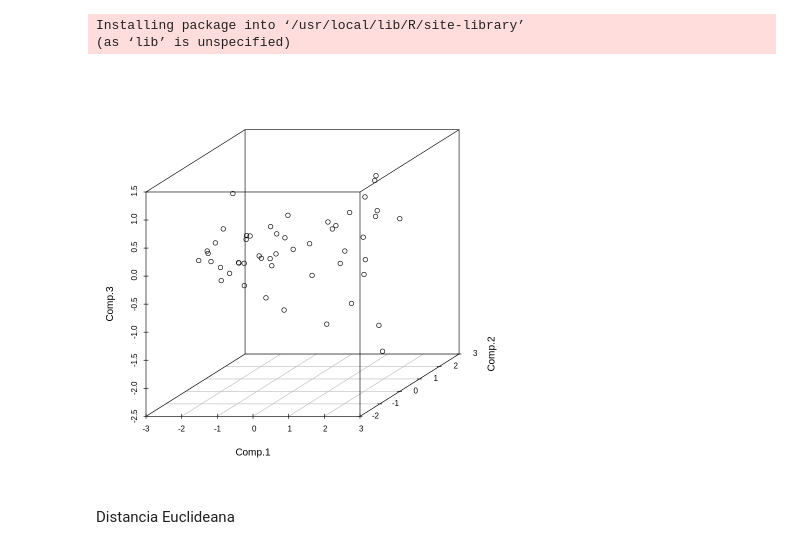
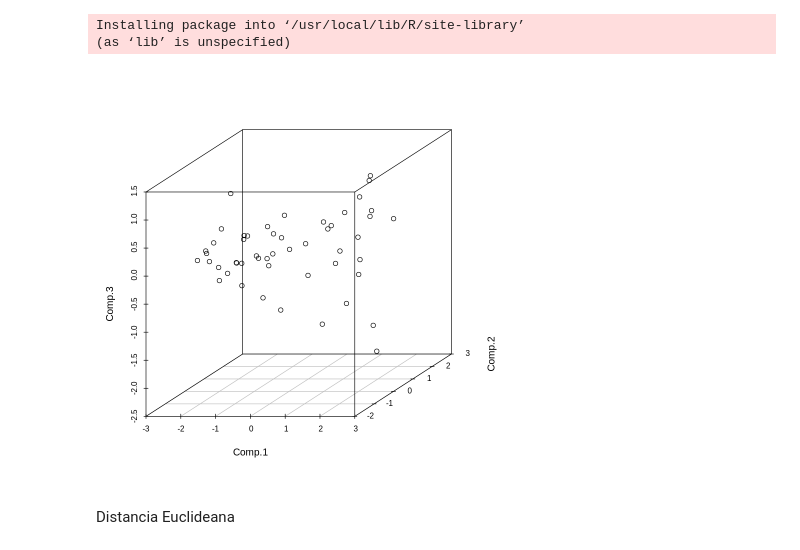
Before and after one commit to phantomfenix/NVME-PROJECT, a Jupyter notebook: K_medias_y_jerarquico.ipynb, the cells around one changed output. Drawn from its saved outputs; the diff is of its cells as text; code cells hidden in the pictures.

```diff
--- a/K_medias_y_jerarquico.ipynb
+++ b/K_medias_y_jerarquico.ipynb
@@ -155,9 +156,11 @@ library("scatterplot3d")
 Installing package into ‘/usr/local/lib/R/site-library’
 (as ‘lib’ is unspecified)
 # %%
+df <- scale(USArrests)
+p1<-princomp(df)
 scatterplot3d(p1$scores[,1:3])
 # %% [output]
-[figure, old version]
+[figure, new version]
 # %% [markdown]
 Distancia Euclideana
 # %%
```
Also changed, not shown: parts of 34 cells of this notebook.
